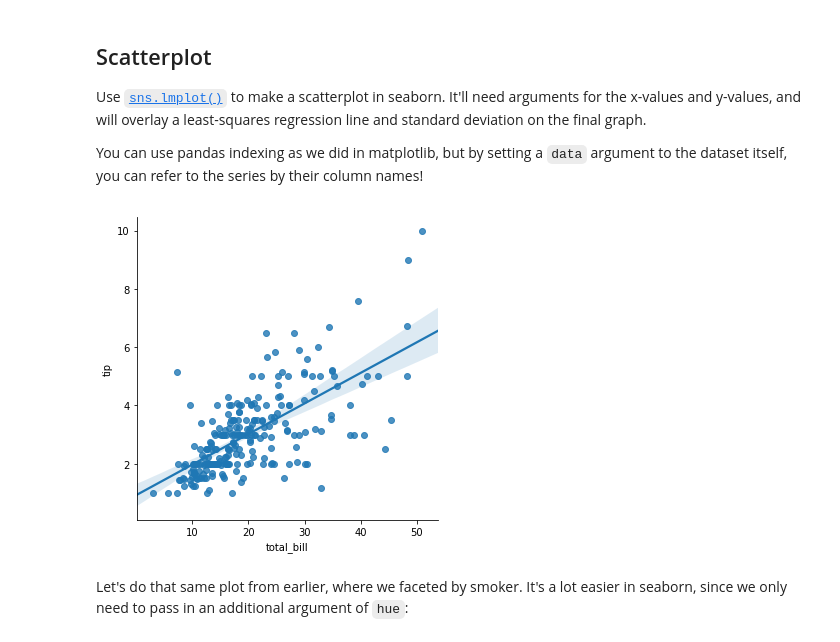
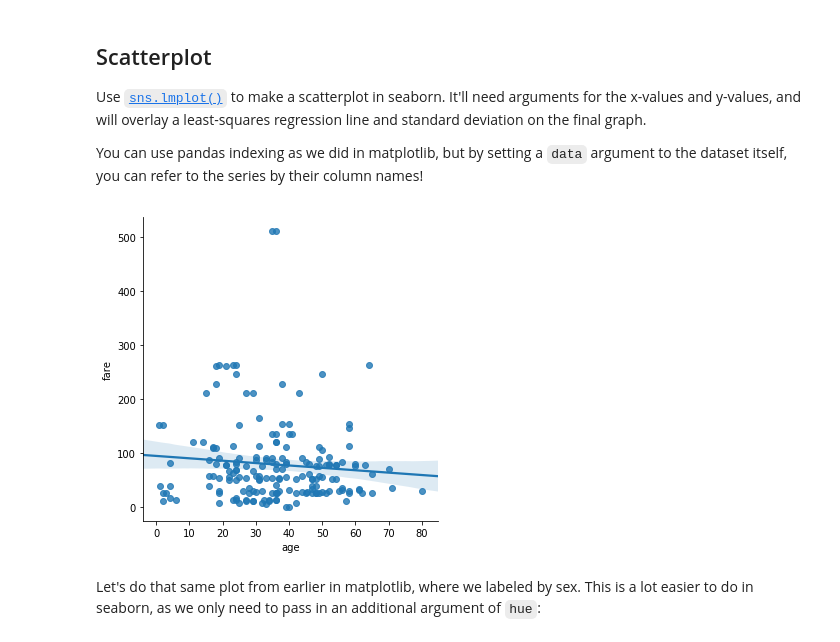
Before and after one commit to mpagador/python-libraries-visualization-workshop, a Jupyter notebook: DSS_Python_Libraries_Visualizations_Workshop_3_6_(Notebook).ipynb, the cells around one changed output. Saved outputs shown, nothing was run; the diff lists cells and outputs as text; code cells hidden in the pictures.

```diff
--- a/DSS_Python_Libraries_Visualizations_Workshop_3_6_(Notebook).ipynb
+++ b/DSS_Python_Libraries_Visualizations_Workshop_3_6_(Notebook).ipynb
@@ -753,7 +753,7 @@ plt.plot(np.arange(0, 7, 1), np.random.rand(7, 1))
 ## Histograms
 To explore other types of charts, let's load in a built-in dataset from Seanborn and take a quick look:
 # %%
-titanic = sns.load_dataset('titanic')
+titanic = sns.load_dataset('titanic').dropna()
 titanic.head()
 # %% [output]
 |  | survived | pclass | sex | age | sibsp | parch | fare | embarked | class | who | ... |
@@ -917,9 +917,9 @@ Use [`sns.lmplot()`](https://seaborn.pydata.org/generated/seaborn.lmplot.html#se
 
 You can use pandas indexing as we did in matplotlib, but by setting a `data` argument to the dataset itself, you can refer to the series by their column names!
 # %%
-sns.lmplot(x='total_bill', y='tip', data=tips);
+sns.lmplot(x='age', y='fare', data=titanic);
 # %% [output]
-[figure, old version]
+[figure, new version]
 # %% [markdown]
-Let's do that same plot from earlier, where we faceted by smoker. It's a lot easier in seaborn, since we only need to pass in an additional argument of `hue`:
+Let's do that same plot from earlier in matplotlib, where we labeled by sex. This is a lot easier to do in seaborn, as we only need to pass in an additional argument of `hue`:
 # %%
```
Also changed, not shown: parts of 18 cells of this notebook.
